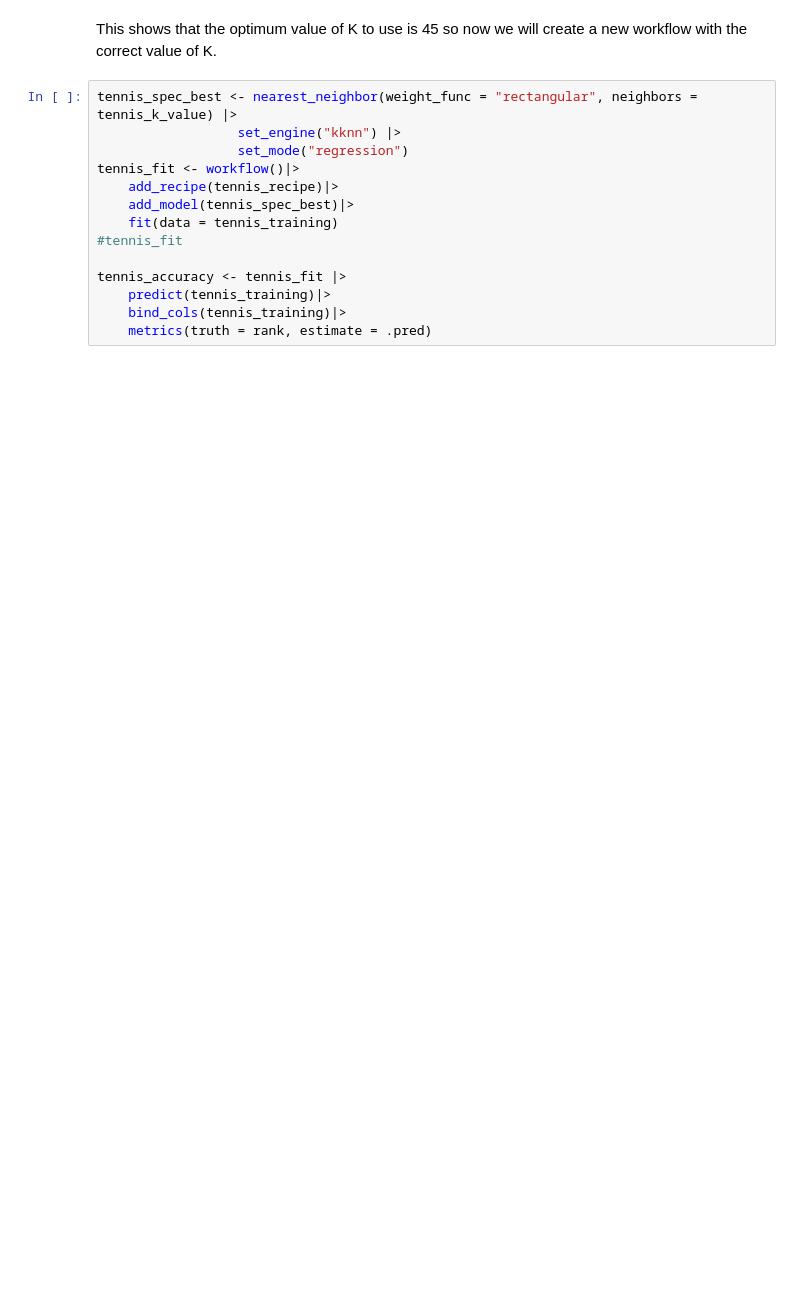
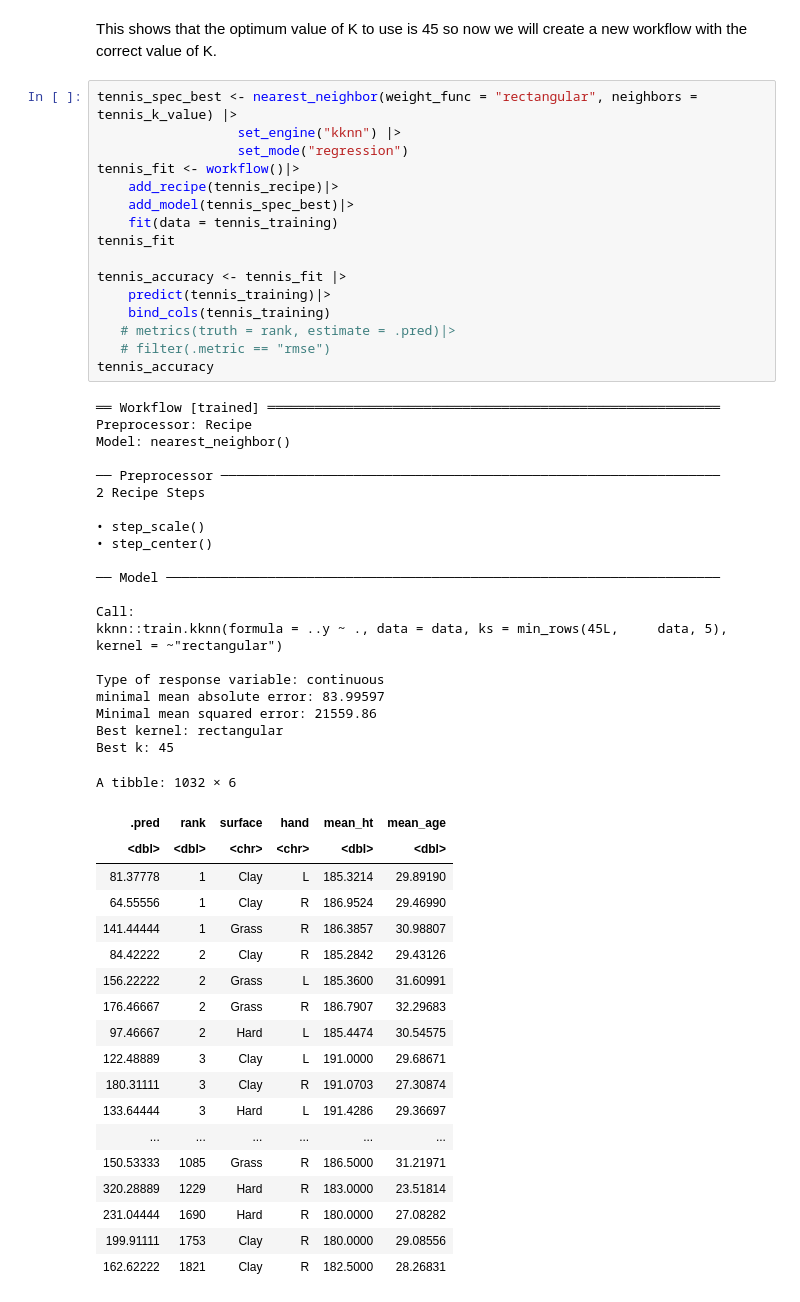
Before and after one commit to KatieSwan/DSCI100_GroupProject, a Jupyter notebook: Project_Report.ipynb, the cells around one changed output. Cells and saved outputs as stored; diff of their text form; blank space fills up the shorter version.

```diff
--- a/Project_Report.ipynb
+++ b/Project_Report.ipynb
@@ -237,17 +237,59 @@ This shows that the optimum value of K to use is 45 so now we will create a new
 # %%
 tennis_spec_best <- nearest_neighbor(weight_func = "rectangular", neighbors = tennis_k_value) |>
                   set_engine("kknn") |>
                   set_mode("regression")
 tennis_fit <- workflow()|>
     add_recipe(tennis_recipe)|>
     add_model(tennis_spec_best)|>
     fit(data = tennis_training)
-#tennis_fit
+tennis_fit
 
 tennis_accuracy <- tennis_fit |>
     predict(tennis_training)|>
-    bind_cols(tennis_training)|>
-    metrics(truth = rank, estimate = .pred)
+    bind_cols(tennis_training)
+   # metrics(truth = rank, estimate = .pred)|>
+   # filter(.metric == "rmse")
+tennis_accuracy
+# %% [output]
+══ Workflow [trained] ══════════════════════════════════════════════════════════
+Preprocessor: Recipe
+Model: nearest_neighbor()
+
+── Preprocessor ────────────────────────────────────────────────────────────────
+2 Recipe Steps
+
+• step_scale()
+• step_center()
+
+── Model ───────────────────────────────────────────────────────────────────────
+
+Call:
+kknn::train.kknn(formula = ..y ~ ., data = data, ks = min_rows(45L,     data, 5), kernel = ~"rectangular")
+
+Type of response variable: continuous
+minimal mean absolute error: 83.99597
+Minimal mean squared error: 21559.86
+Best kernel: rectangular
+Best k: 45
+A tibble: 1032 × 6
+| .pred | rank | surface | hand | mean_ht | mean_age |
+| <dbl> | <dbl> | <chr> | <chr> | <dbl> | <dbl> |
+| 81.37778 | 1 | Clay | L | 185.3214 | 29.89190 |
+| 64.55556 | 1 | Clay | R | 186.9524 | 29.46990 |
+| 141.44444 | 1 | Grass | R | 186.3857 | 30.98807 |
+| 84.42222 | 2 | Clay | R | 185.2842 | 29.43126 |
+| 156.22222 | 2 | Grass | L | 185.3600 | 31.60991 |
+| 176.46667 | 2 | Grass | R | 186.7907 | 32.29683 |
+| 97.46667 | 2 | Hard | L | 185.4474 | 30.54575 |
+| 122.48889 | 3 | Clay | L | 191.0000 | 29.68671 |
+| 180.31111 | 3 | Clay | R | 191.0703 | 27.30874 |
+| 133.64444 | 3 | Hard | L | 191.4286 | 29.36697 |
+| ... | ... | ... | ... | ... | ... |
+| 150.53333 | 1085 | Grass | R | 186.5000 | 31.21971 |
+| 320.28889 | 1229 | Hard | R | 183.0000 | 23.51814 |
+| 231.04444 | 1690 | Hard | R | 180.0000 | 27.08282 |
+| 199.91111 | 1753 | Clay | R | 180.0000 | 29.08556 |
+| 162.62222 | 1821 | Clay | R | 182.5000 | 28.26831 |
 # %%
 tennis_summary <- tennis_fit |>
     predict(tennis_testing)|>
```
Also changed, not shown: parts of 7 cells of this notebook.
